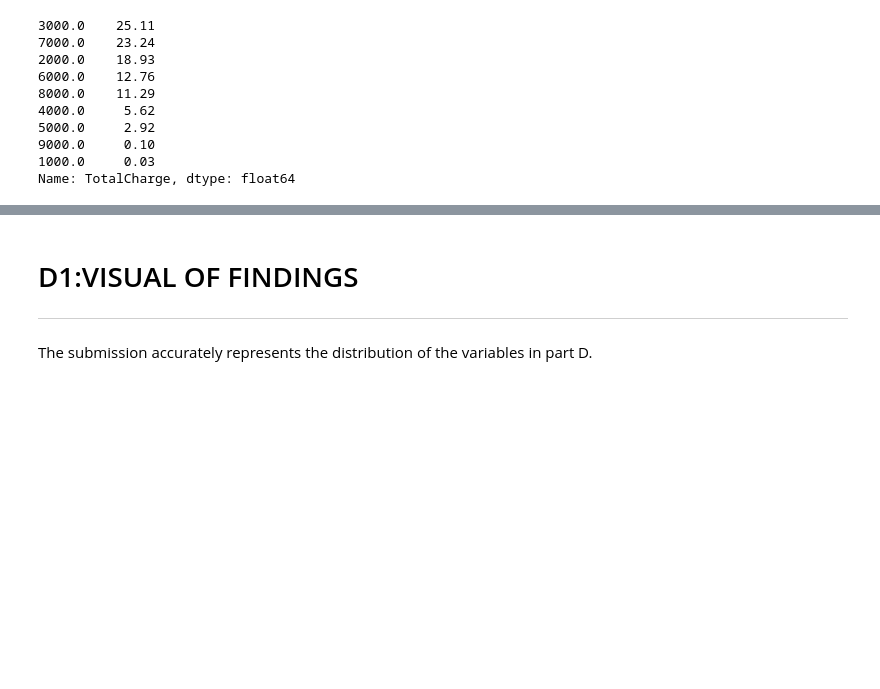
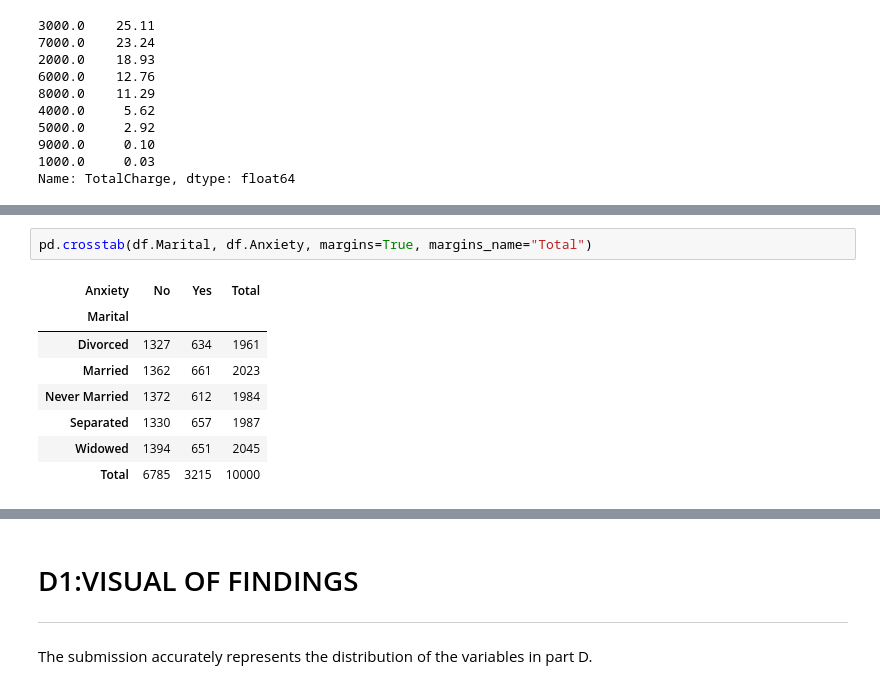
Before and after one commit to chrispaynes/OSDSC-Portfolio, a Jupyter notebook: exploratory_data_analysis/final_nb.ipynb, the cells around one changed output, grey strips where cells are left out. Cells and saved outputs as stored; diff of their text form; blank space fills up the shorter version.

```diff
--- a/exploratory_data_analysis/final_nb.ipynb
+++ b/exploratory_data_analysis/final_nb.ipynb
@@ -613,0 +611,11 @@ admission information
+# %%
+pd.crosstab(df.Marital, df.Anxiety, margins=True, margins_name="Total")
+# %% [output]
+| Anxiety | No | Yes | Total |
+| Marital |  |  |  |
+| Divorced | 1327 | 634 | 1961 |
+| Married | 1362 | 661 | 2023 |
+| Never Married | 1372 | 612 | 1984 |
+| Separated | 1330 | 657 | 1987 |
+| Widowed | 1394 | 651 | 2045 |
+| Total | 6785 | 3215 | 10000 |
```
Also changed, not shown: parts of 33 cells of this notebook.
